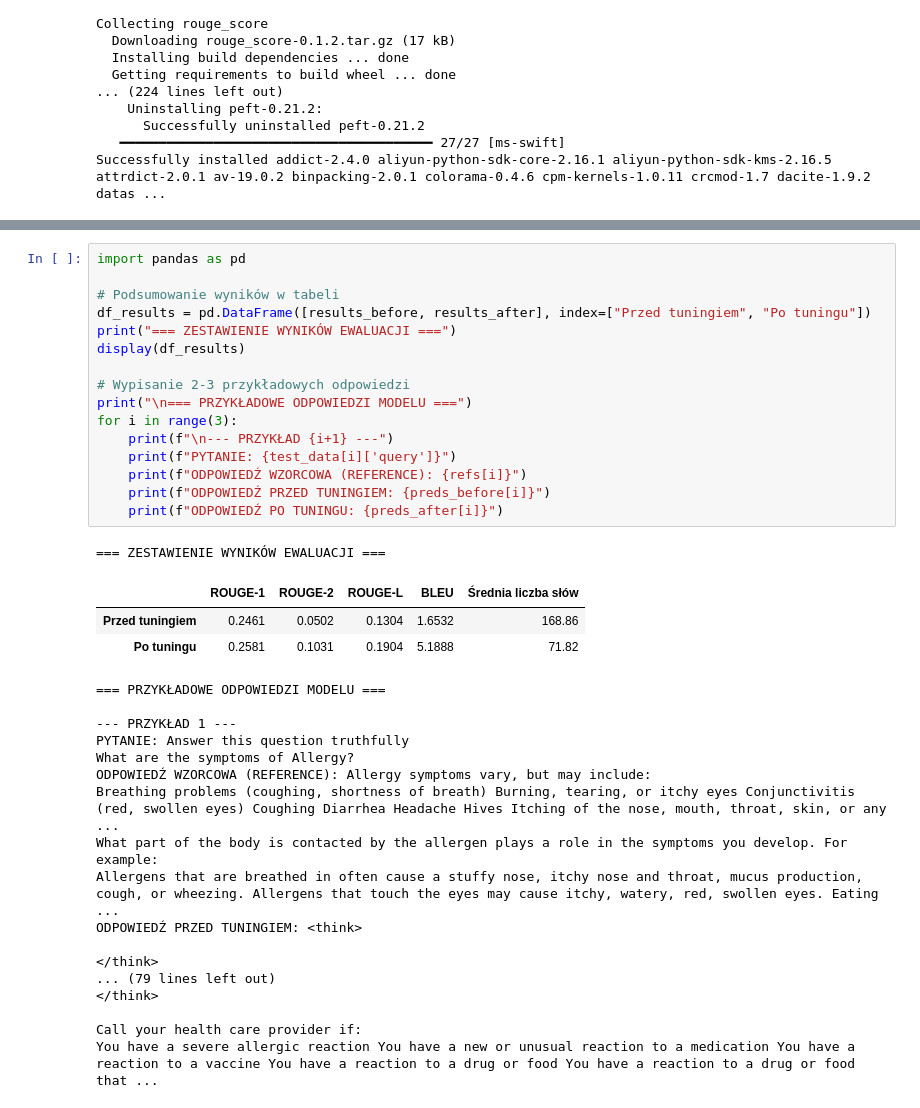
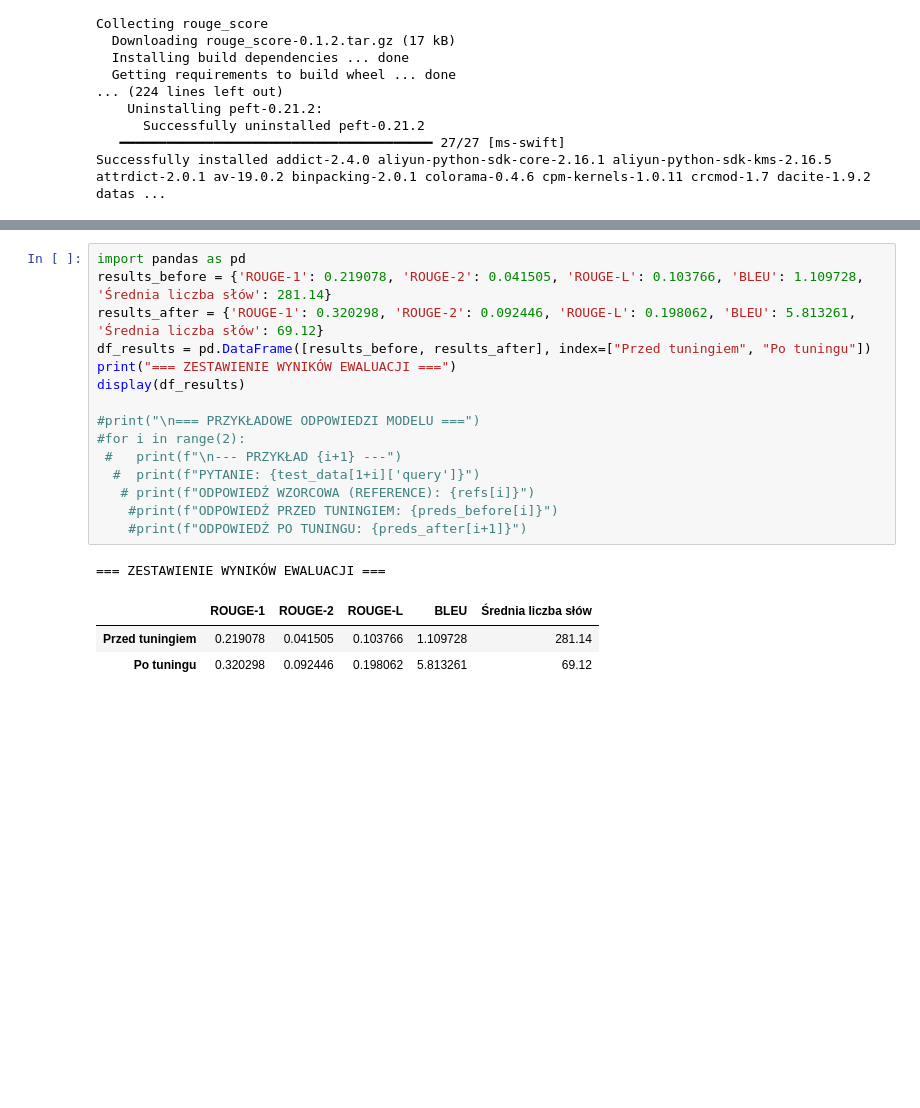
Before and after one commit to Simiformes/zadania-rekrutacyjne, a Jupyter notebook: Zadanie2.ipynb, the cells around one changed output, grey strips where cells are left out. Cells and saved outputs as stored; diff of their text form; blank space fills up the shorter version.

```diff
--- a/Zadanie2.ipynb
+++ b/Zadanie2.ipynb
@@ -229,38 +210,20 @@ Wyniki po tuningu: {'ROUGE-1': 0.2581, 'ROUGE-2': 0.1031, 'ROUGE-L': 0.1904, 'BL
 # %%
 import pandas as pd
-
-# Podsumowanie wyników w tabeli
+results_before = {'ROUGE-1': 0.219078, 'ROUGE-2': 0.041505, 'ROUGE-L': 0.103766, 'BLEU': 1.109728, 'Średnia liczba słów': 281.14}
+results_after = {'ROUGE-1': 0.320298, 'ROUGE-2': 0.092446, 'ROUGE-L': 0.198062, 'BLEU': 5.813261, 'Średnia liczba słów': 69.12}
 df_results = pd.DataFrame([results_before, results_after], index=["Przed tuningiem", "Po tuningu"])
 print("=== ZESTAWIENIE WYNIKÓW EWALUACJI ===")
 display(df_results)
 
-# Wypisanie 2-3 przykładowych odpowiedzi
-print("\n=== PRZYKŁADOWE ODPOWIEDZI MODELU ===")
-for i in range(3):
-    print(f"\n--- PRZYKŁAD {i+1} ---")
-    print(f"PYTANIE: {test_data[i]['query']}")
-    print(f"ODPOWIEDŹ WZORCOWA (REFERENCE): {refs[i]}")
-    print(f"ODPOWIEDŹ PRZED TUNINGIEM: {preds_before[i]}")
-    print(f"ODPOWIEDŹ PO TUNINGU: {preds_after[i]}")
+#print("\n=== PRZYKŁADOWE ODPOWIEDZI MODELU ===")
+#for i in range(2):
+ #   print(f"\n--- PRZYKŁAD {i+1} ---")
+  #  print(f"PYTANIE: {test_data[1+i]['query']}")
+   # print(f"ODPOWIEDŹ WZORCOWA (REFERENCE): {refs[i]}")
+    #print(f"ODPOWIEDŹ PRZED TUNINGIEM: {preds_before[i]}")
+    #print(f"ODPOWIEDŹ PO TUNINGU: {preds_after[i+1]}")
 # %% [output]
 === ZESTAWIENIE WYNIKÓW EWALUACJI ===
 |  | ROUGE-1 | ROUGE-2 | ROUGE-L | BLEU | Średnia liczba słów |
-| Przed tuningiem | 0.2461 | 0.0502 | 0.1304 | 1.6532 | 168.86 |
-| Po tuningu | 0.2581 | 0.1031 | 0.1904 | 5.1888 | 71.82 |
+| Przed tuningiem | 0.219078 | 0.041505 | 0.103766 | 1.109728 | 281.14 |
+| Po tuningu | 0.320298 | 0.092446 | 0.198062 | 5.813261 | 69.12 |
-=== PRZYKŁADOWE ODPOWIEDZI MODELU ===
-
---- PRZYKŁAD 1 ---
-PYTANIE: Answer this question truthfully
-What are the symptoms of Allergy?
-ODPOWIEDŹ WZORCOWA (REFERENCE): Allergy symptoms vary, but may include:
-Breathing problems (coughing, shortness of breath) Burning, tearing, or itchy eyes Conjunctivitis (red, swollen eyes) Coughing Diarrhea Headache Hives Itching of the nose, mouth, throat, skin, or any  ...
-What part of the body is contacted by the allergen plays a role in the symptoms you develop. For example:
-Allergens that are breathed in often cause a stuffy nose, itchy nose and throat, mucus production, cough, or wheezing. Allergens that touch the eyes may cause itchy, watery, red, swollen eyes. Eating  ...
-ODPOWIEDŹ PRZED TUNINGIEM: <think>
-
-</think>
-... (79 lines left out)
-</think>
-
-Call your health care provider if:
-You have a severe allergic reaction You have a new or unusual reaction to a medication You have a reaction to a vaccine You have a reaction to a drug or food You have a reaction to a drug or food that ...
```
Also changed, not shown: parts of 4 cells of this notebook.
